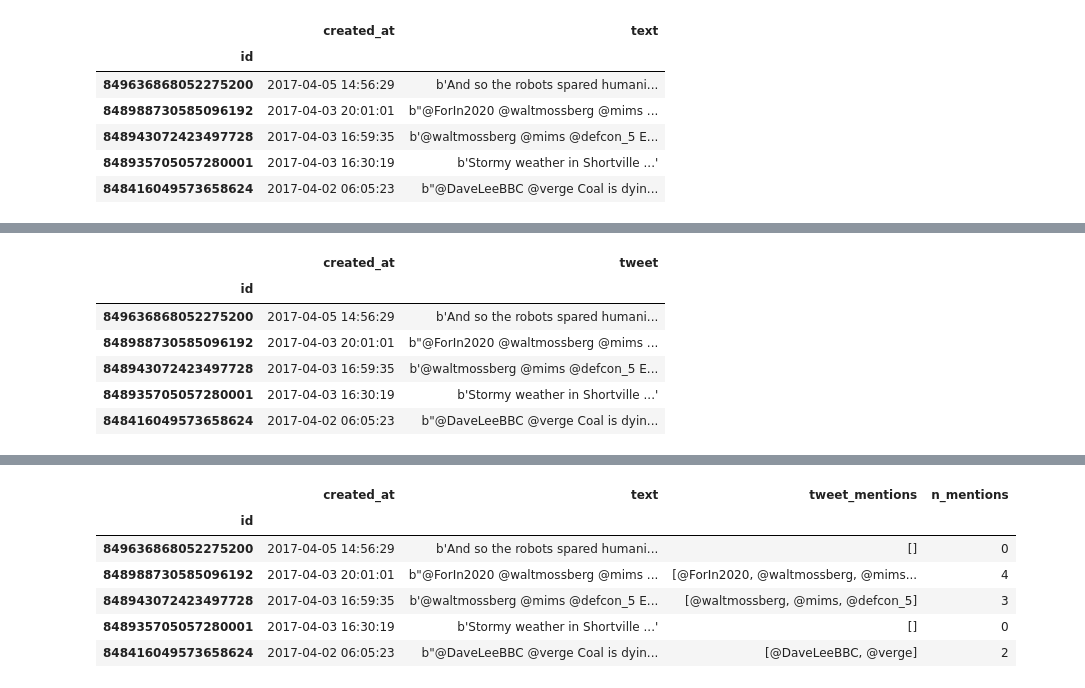
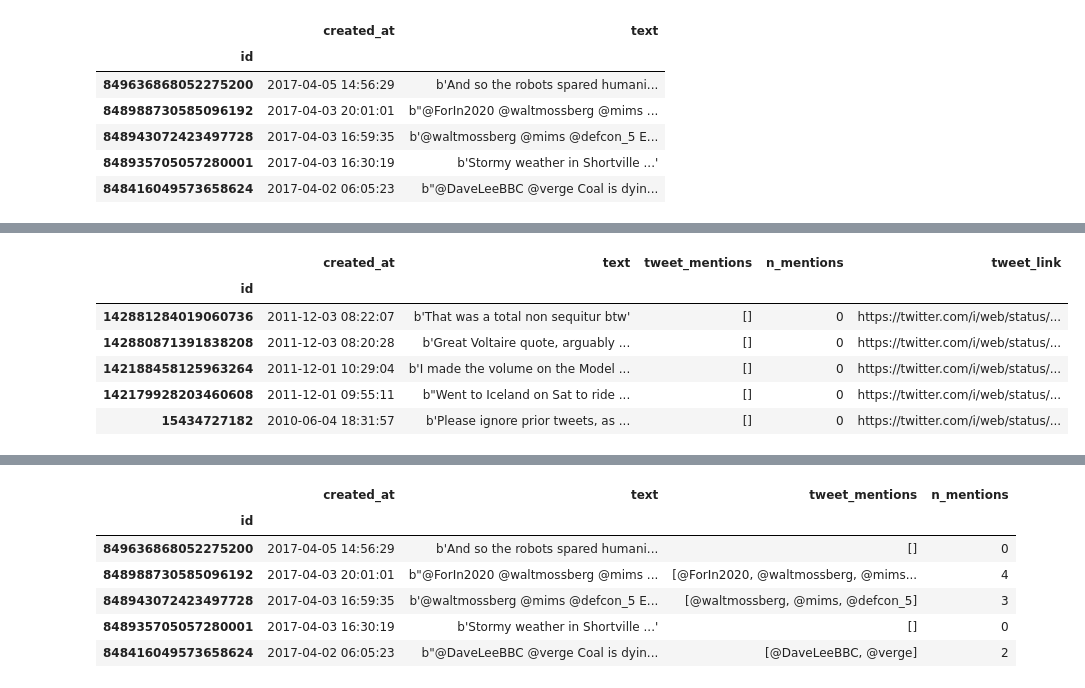
Before and after one commit to mromanello/ADA-DHOxSS, a Jupyter notebook: notebooks/3.2 Skills, Wrangling.ipynb, the cells around one changed output, grey strips where cells are left out. Drawn from its saved outputs; the diff is of its cells as text; code cells hidden in the pictures.

```diff
--- a/notebooks/3.2 Skills, Wrangling.ipynb
+++ b/notebooks/3.2 Skills, Wrangling.ipynb
@@ -66,0 +148,4 @@ df.columns = ['created_at', 'tweet']
+# %%
+df['tweet_link'] = df.index.map(lambda x: f'https://twitter.com/i/web/status/{x}')
+# %%
+pd.set_option("display.max_colwidth", 10000)
@@ -67,10 +160,10 @@ df.columns = ['created_at', 'tweet']
 # %%
-df.head()
+df.tail()
 # %% [output]
-|  | created_at | tweet |
-| id |  |  |
-| 849636868052275200 | 2017-04-05 14:56:29 | b'And so the robots spared humani... |
-| 848988730585096192 | 2017-04-03 20:01:01 | b"@ForIn2020 @waltmossberg @mims ... |
-| 848943072423497728 | 2017-04-03 16:59:35 | b'@waltmossberg @mims @defcon_5 E... |
-| 848935705057280001 | 2017-04-03 16:30:19 | b'Stormy weather in Shortville ...' |
-| 848416049573658624 | 2017-04-02 06:05:23 | b"@DaveLeeBBC @verge Coal is dyin... |
+|  | created_at | text | tweet_mentions | n_mentions | tweet_link |
+| id |  |  |  |  |  |
+| 142881284019060736 | 2011-12-03 08:22:07 | b'That was a total non sequitur btw' | [] | 0 | https://twitter.com/i/web/status/... |
+| 142880871391838208 | 2011-12-03 08:20:28 | b'Great Voltaire quote, arguably ... | [] | 0 | https://twitter.com/i/web/status/... |
+| 142188458125963264 | 2011-12-01 10:29:04 | b'I made the volume on the Model ... | [] | 0 | https://twitter.com/i/web/status/... |
+| 142179928203460608 | 2011-12-01 09:55:11 | b"Went to Iceland on Sat to ride ... | [] | 0 | https://twitter.com/i/web/status/... |
+| 15434727182 | 2010-06-04 18:31:57 | b'Please ignore prior tweets, as ... | [] | 0 | https://twitter.com/i/web/status/... |
```
Also changed, not shown: parts of 31 cells of this notebook.
